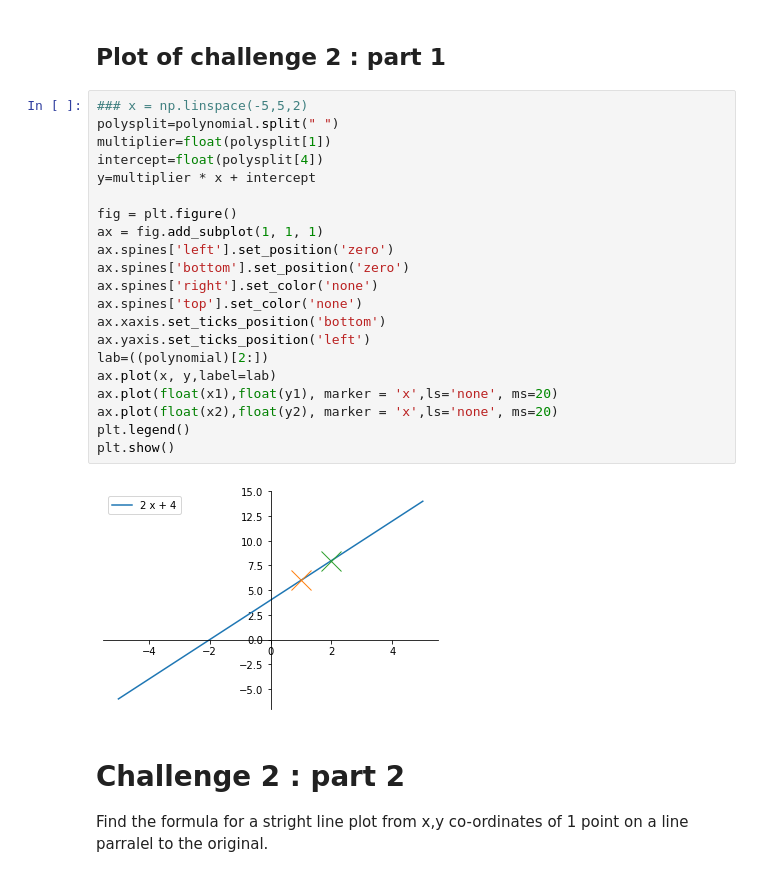
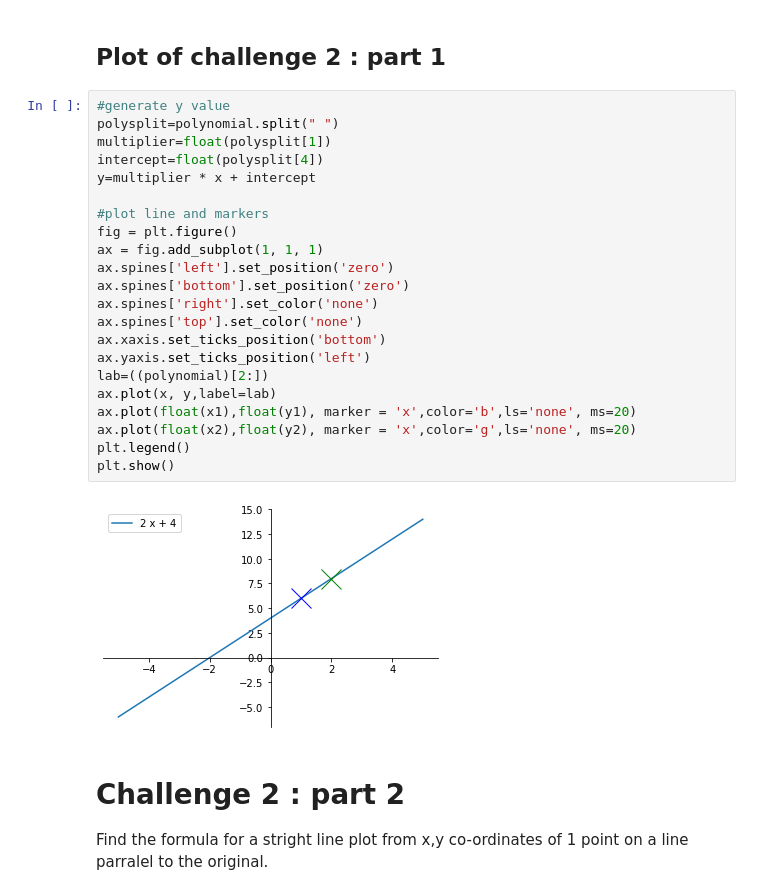
Before and after one commit to davidcoxon/Python, a Jupyter notebook: Projects/Chris_Python_Lines_Challenge/LineChallenge.ipynb, the cells around one changed output. Cells and saved outputs as stored; diff of their text form.

```diff
--- a/Projects/Chris_Python_Lines_Challenge/LineChallenge.ipynb
+++ b/Projects/Chris_Python_Lines_Challenge/LineChallenge.ipynb
@@ -96,28 +98,29 @@ x and y cordinates for second point separated with a space
 # %% [markdown]
 ## Plot of challenge 2 : part 1
 # %%
-### x = np.linspace(-5,5,2)
+#generate y value
 polysplit=polynomial.split(" ")
 multiplier=float(polysplit[1])
 intercept=float(polysplit[4])
 y=multiplier * x + intercept
 
+#plot line and markers
 fig = plt.figure()
 ax = fig.add_subplot(1, 1, 1)
 ax.spines['left'].set_position('zero')
 ax.spines['bottom'].set_position('zero')
 ax.spines['right'].set_color('none')
 ax.spines['top'].set_color('none')
 ax.xaxis.set_ticks_position('bottom')
 ax.yaxis.set_ticks_position('left')
 lab=((polynomial)[2:])
 ax.plot(x, y,label=lab)
-ax.plot(float(x1),float(y1), marker = 'x',ls='none', ms=20)
-ax.plot(float(x2),float(y2), marker = 'x',ls='none', ms=20)
+ax.plot(float(x1),float(y1), marker = 'x',color='b',ls='none', ms=20)
+ax.plot(float(x2),float(y2), marker = 'x',color='g',ls='none', ms=20)
 plt.legend()
 plt.show()
 # %% [output]
-[figure, old version]
+[figure, new version]
 # %% [markdown]
 # Challenge 2 : part 2
 
```
Also changed, not shown: parts of 8 cells of this notebook.
